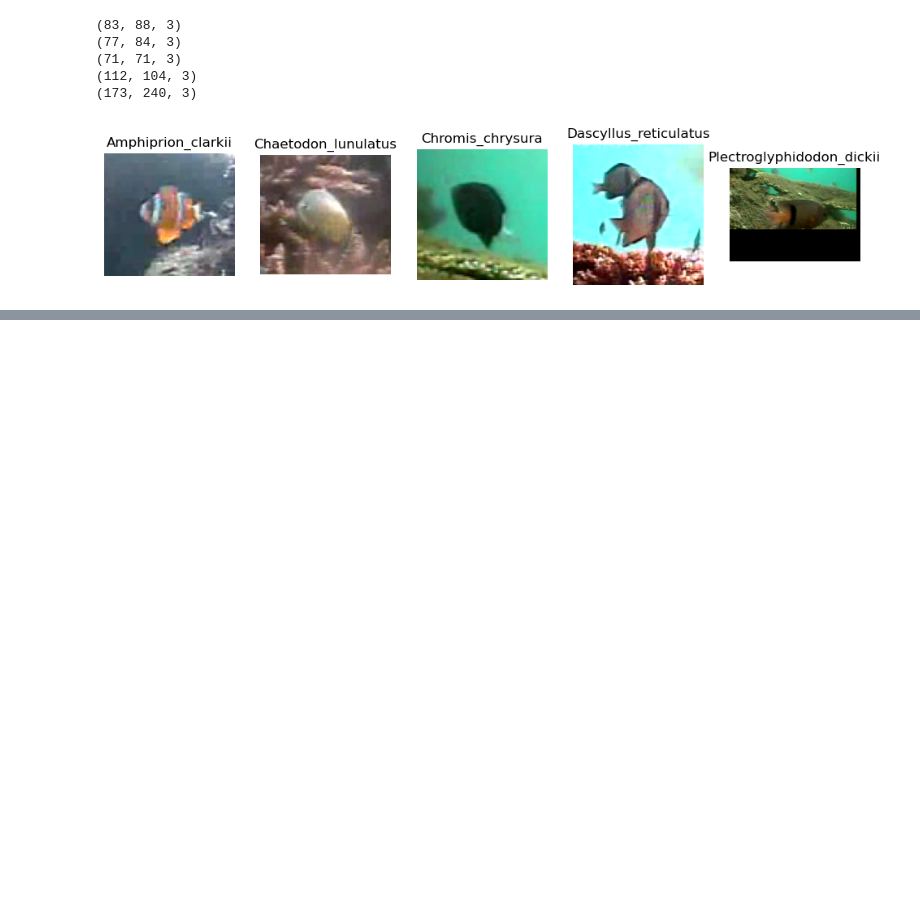
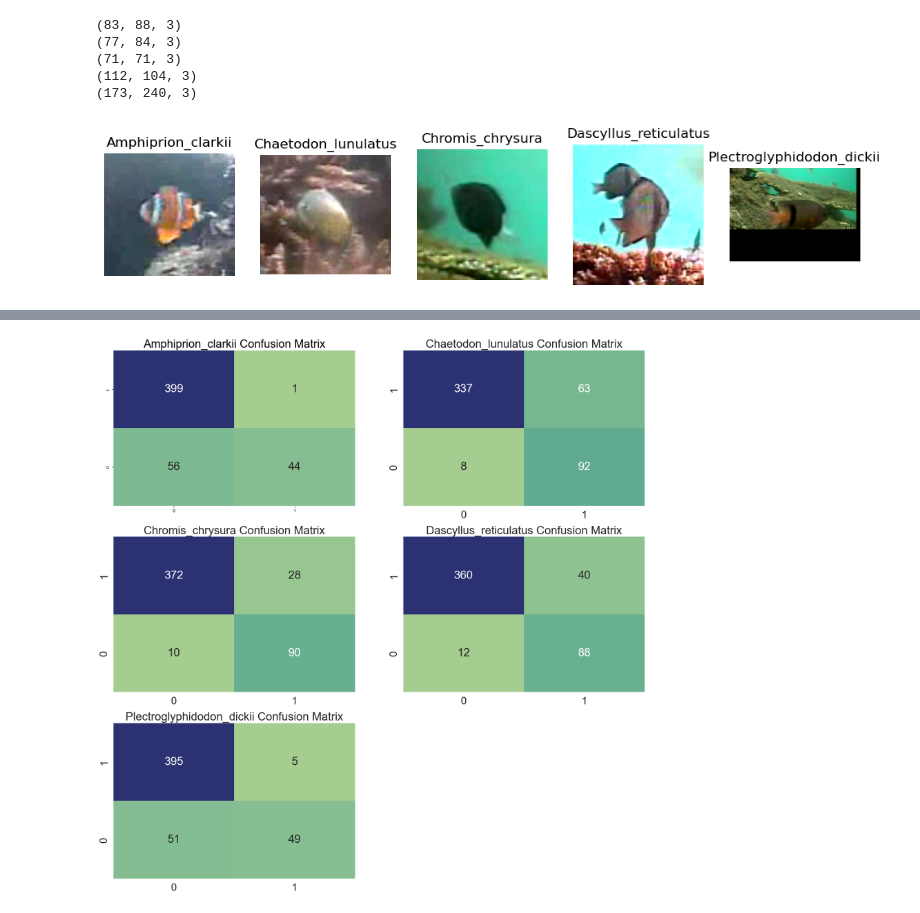
Before and after one commit to oakleighw/bigDataAnn_fishClassifier, a Jupyter notebook: big_data_main.ipynb, the cells around one changed output, grey strips where cells are left out. Drawn from its saved outputs; the diff is of its cells as text; code cells hidden in the pictures; blank space fills up the shorter version.

Commit message:
separate confusion matrices

```diff
--- a/big_data_main.ipynb
+++ b/big_data_main.ipynb
@@ -138,6 +170,8 @@ from keras.layers import Dense, Conv2D, Flatten
 from tqdm import tqdm
 from sklearn.metrics import multilabel_confusion_matrix
 from sklearn.utils.multiclass import type_of_target
+from sklearn.metrics import accuracy_score
+from sklearn.metrics import multilabel_confusion_matrix
 
 skf = StratifiedKFold(n_splits=2, shuffle = True, random_state = 123)
 
@@ -146,10 +180,12 @@ y=n_df.label
 y=y.astype('int')
 
 
-gt = []
-results = []
+gt = [] #ground truth (appended on each fold)
+results = [] # validation results (appended on each fold)
+accs = [] # accuracy results (appended on each fold)
 
 
+#stratified split
 for train_index, test_index in tqdm(skf.split(X, y)):
     X_train, X_test = X.iloc[train_index].values, X.iloc[test_index].values
     y_train, y_test = y.iloc[train_index].values, y.iloc[test_index].values
@@ -173,16 +209,24 @@ for train_index, test_index in tqdm(skf.split(X, y)):
     model.add(Flatten())
     model.add(Dense(5, activation='softmax'))
 
-    model.compile(optimizer='adam', loss='categorical_crossentropy',metrics=['accuracy'])
-    model.fit(train_generator ,verbose=1, epochs=3)
+
+    #set optimiser
+    optimizer = tf.keras.optimizers.Adam(learning_rate=0.0001)
+
+    model.compile(optimizer=optimizer, loss='categorical_crossentropy',metrics=['accuracy'])
+    model.fit(train_generator ,verbose=1, epochs=5)
 
 
     y_pred = model.predict(X_test_im)
     y_test = np.argmax(y_test, axis=1)
     y_pred = np.argmax(y_pred, axis=1) #convert back from one-hot
     #add to arrays for confusion matrix
+    accs.append(accuracy_score(y_test,y_pred))
 
     gt = np.append(gt , y_test)
     results = np.append(results , y_pred)
+
+
+
     #get confusion matrix by adding actual and predicted on each run
 # %% [output]
@@ -224,0 +255,48 @@ Text(95.5815972222222, 0.5, 'True Label')
+# %%
+#get per class confusion matrix and calculate metrics
+
+mcm = multilabel_confusion_matrix(gt, results, labels=[0,1,2,3,4])
+Pre = []
+Rec = []
+F1 = []
+CohenK = []
+
+#calculate per class
+plt.figure(figsize = (20,20))
+plt.tight_layout()
+for i, conf in enumerate(mcm):
+    plt.subplot(3,2,i+1)
+    tn, fp, fn, tp = conf.ravel()
+    print(tn, fp, fn, tp)
+    pre = tp/(tp + fp)
+    rec = tp/(tp + fn)
+    f1 = (2*(pre*rec))/(pre+rec)
+    coK = (2*((tp*tn) -(fp*fn))) / (tp+fp) * (fp+tn) + (tp+fn) *(fn+tn)
+
+    Pre.append(pre)
+    Rec.append(rec)
+    F1.append(f1)
+    CohenK.append(coK)
+    display_class_conf(df, i, conf)
+
+
+accuracy = accuracy_score(gt,results)
+avPre = np.mean(Pre)
+avRec = np.mean(Rec)
+avF1 = np.mean(F1)
+avCohenK = np.mean(CohenK)
+
+
+#do per class confusion matrix
+
+#add gridsearch
+#gradcam?
+#normalise?
+#make table
+pd
+print("Accuracy:",accuracy)
+print("Average Precision:",avPre)
+print("Average Recall:",avRec)
+print("Average F1 Score",avF1)
+print("Average Cohen K", avCohenK)
+# %% [output]
@@ -224,0 +323 @@ Text(95.5815972222222, 0.5, 'True Label')
+[figure, added]
```
Also changed, not shown: parts of 7 cells of this notebook.
